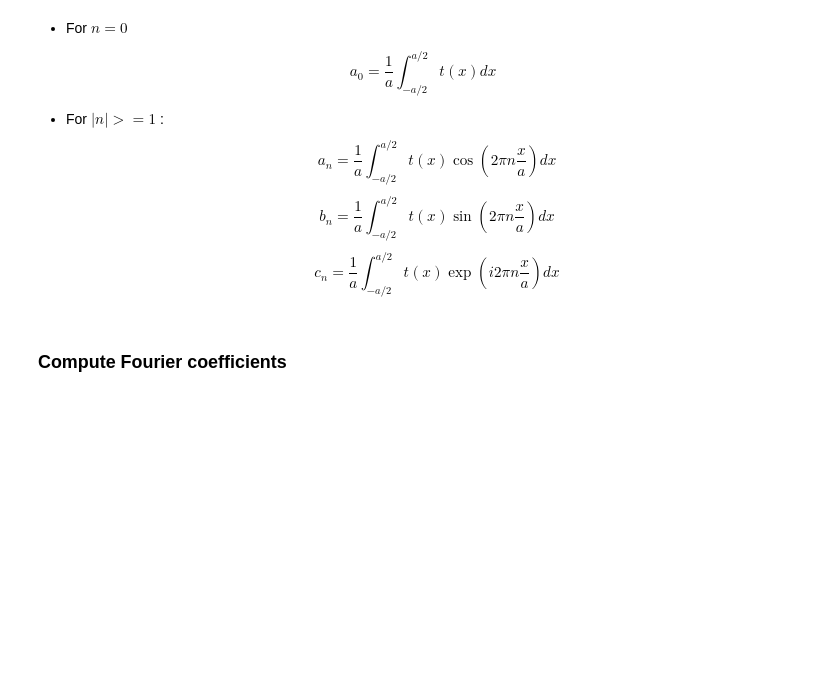
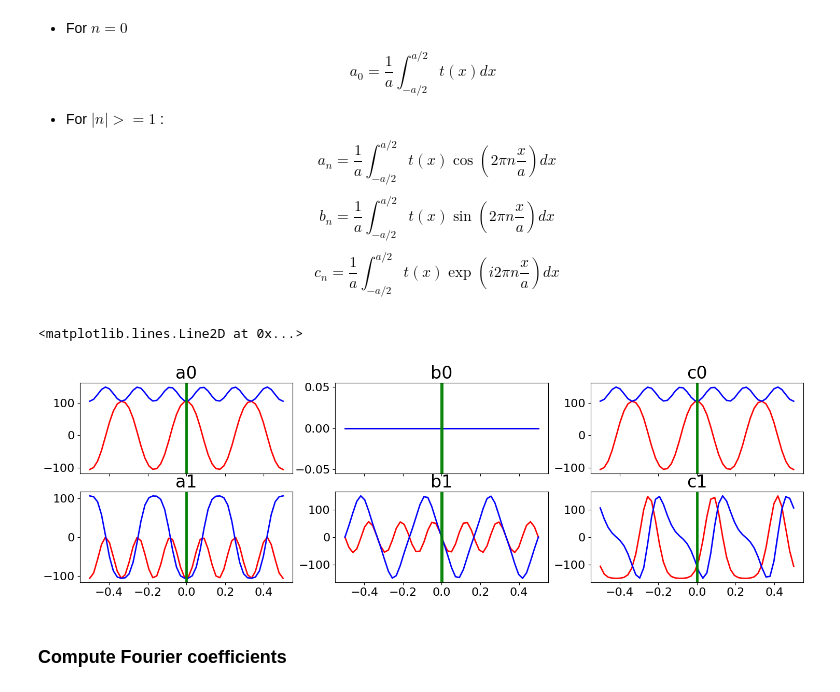
Before and after one commit to sylvielsstfr/AuxtelPSFpoppy, a Jupyter notebook: docs/notebooks/introdiffraction/03_FFT1D_holoidealphasepattern.ipynb, the cells around one changed output. Cells and saved outputs as stored; diff of their text form; code cells hidden in the pictures; blank space fills up the shorter version.

```diff
--- a/docs/notebooks/introdiffraction/03_FFT1D_holoidealphasepattern.ipynb
+++ b/docs/notebooks/introdiffraction/03_FFT1D_holoidealphasepattern.ipynb
@@ -770,6 +770,57 @@ def integrand_bn(x, n):
     return np.sin(2*np.pi*n*x/a)*set_holo_phase_debug(x,opticalelement_nblines_permm=Neff,xshift=0)/a
 def integrand_cn(x, n):
     return np.exp(2j*np.pi*n*x/a)*set_holo_phase_debug(x,opticalelement_nblines_permm=Neff,xshift=0)/a
+# %%
+fig,axs = plt.subplots(2,3,figsize=(18,5),sharex=True)
+ax1,ax2,ax3,ax4,ax5,ax6 = axs.flatten()
+
+xrange = np.linspace(-beam_radius_mm/10,+beam_radius_mm/10)
+y_a0 = integrand_an(xrange, 0)
+y_b0 = integrand_bn(xrange, 0)
+y_c0 = integrand_cn(xrange, 0)
+
+y_a1 = integrand_an(xrange, 1)
+y_b1 = integrand_bn(xrange, 1)
+y_c1 = integrand_cn(xrange, 1)
+
+ax1.plot(xrange,y_a0.real,'r-')
+ax1.plot(xrange,y_a0.imag,'b-')
+ax1.set_title("a0")
+ax1.axvline(-a/2,color="g")
+ax1.axvline(a/2,color="g")
+
+ax2.plot(xrange,y_b0.real,'r-')
+ax2.plot(xrange,y_b0.imag,'b-')
+ax2.set_title("b0")
+ax2.axvline(-a/2,color="g")
+ax2.axvline(a/2,color="g")
+
+ax3.plot(xrange,y_c0.real,'r-')
+ax3.plot(xrange,y_c0.imag,'b-')
+ax3.set_title("c0")
+ax3.axvline(-a/2,color="g")
+ax3.axvline(a/2,color="g")
+
+ax4.plot(xrange,y_a1.real,'r-')
+ax4.plot(xrange,y_a1.imag,'b-')
+ax4.set_title("a1")
+ax4.axvline(-a/2,color="g")
+ax4.axvline(a/2,color="g")
+
+ax5.plot(xrange,y_b1.real,'r-')
+ax5.plot(xrange,y_b1.imag,'b-')
+ax5.set_title("b1")
+ax5.axvline(-a/2,color="g")
+ax5.axvline(a/2,color="g")
+
+ax6.plot(xrange,y_c1.real,'r-')
+ax6.plot(xrange,y_c1.imag,'b-')
+ax6.set_title("c1")
+ax6.axvline(-a/2,color="g")
+ax6.axvline(a/2,color="g")
+# %% [output]
+<matplotlib.lines.Line2D at 0x...>
+[figure, added]
 # %% [markdown]
 ### Compute Fourier coefficients
 # %% [markdown]
```
Also changed, not shown: 1 other file.
